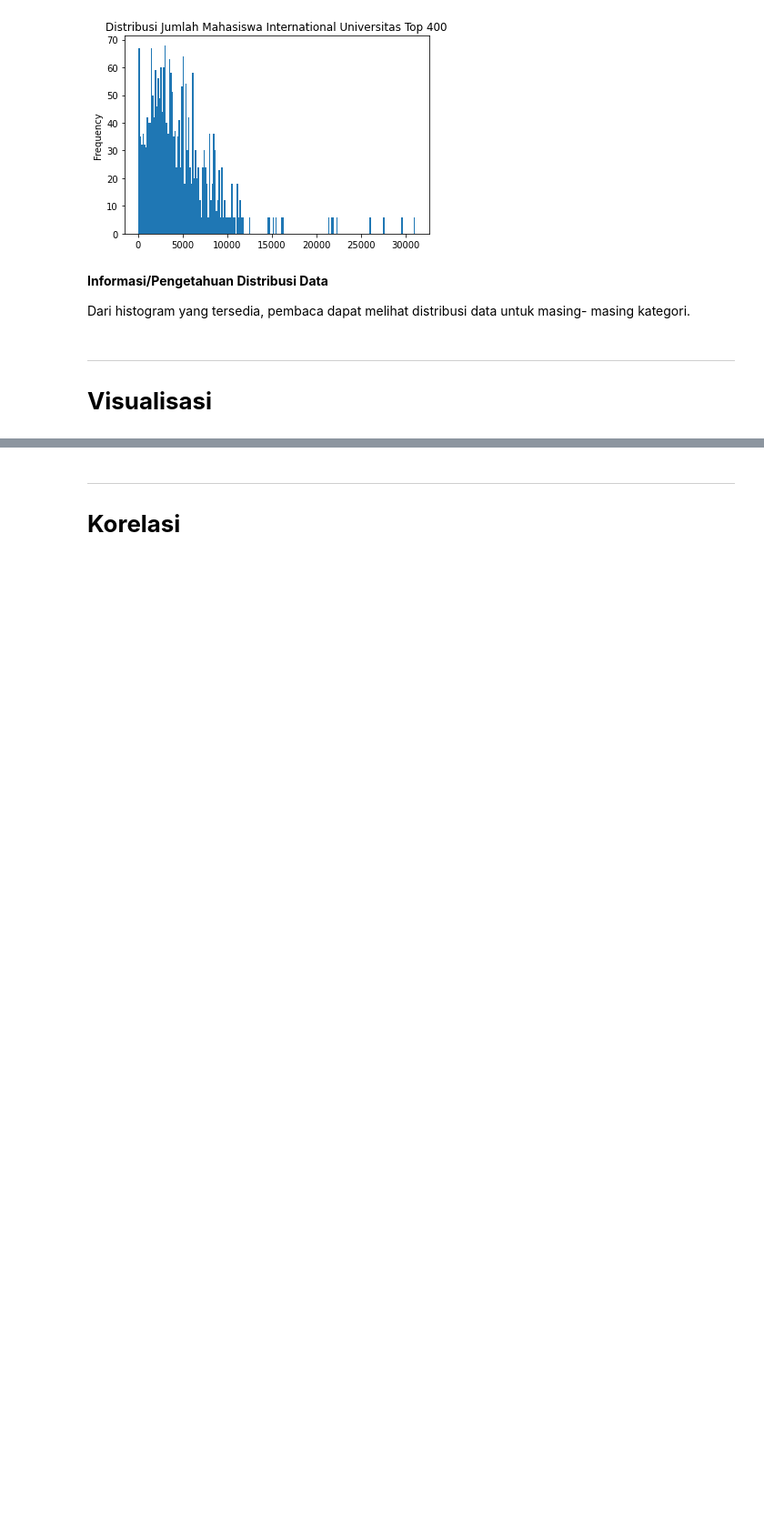
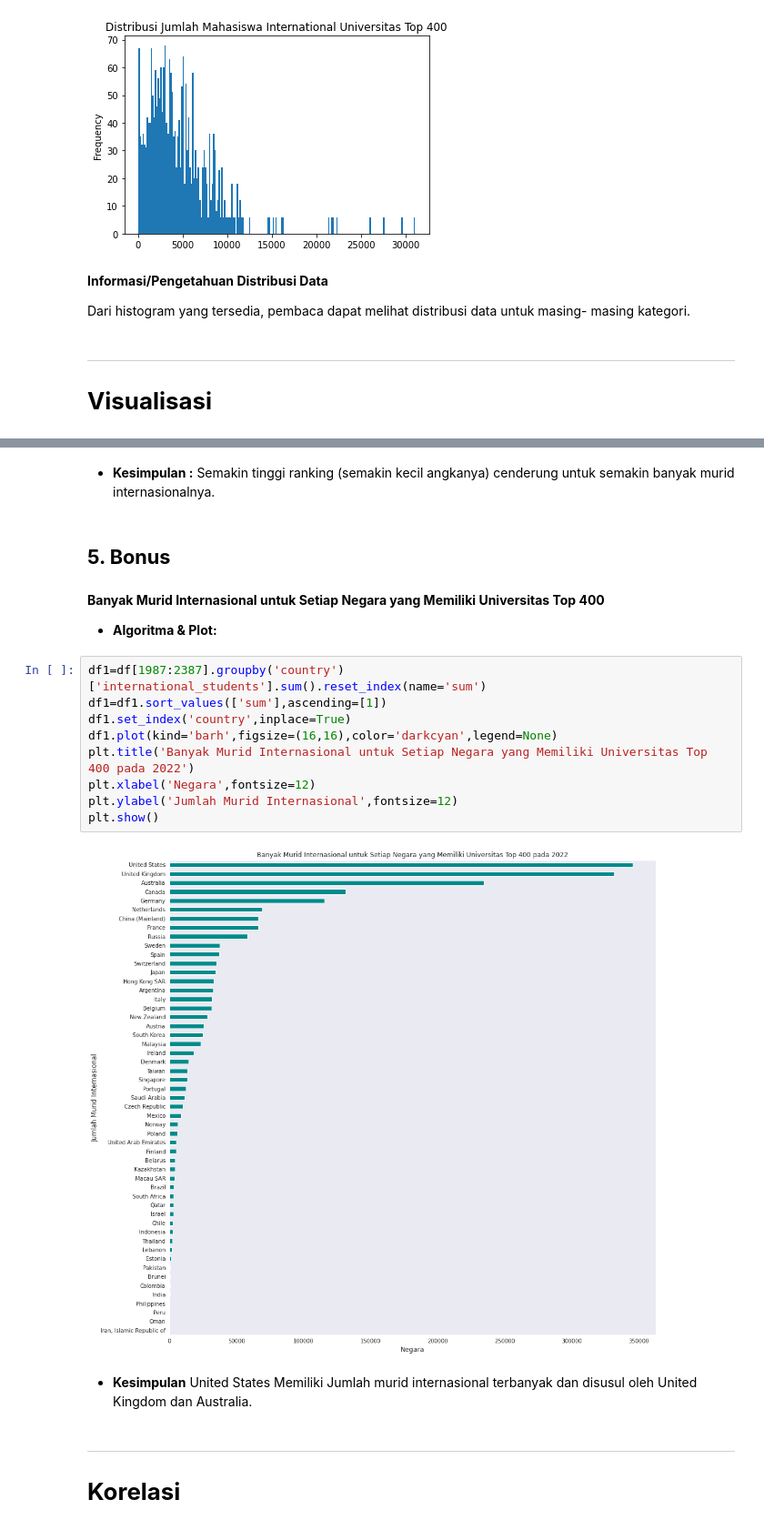
Before and after one commit to dewodt/Analisis-Rank-Universitas, a Jupyter notebook: Analisis_Tubes2.ipynb, the cells around one changed output, grey strips where cells are left out. Shown at 91% size. Saved outputs shown, nothing was run; the diff lists cells and outputs as text; blank space fills up the shorter version.

```diff
--- a/Analisis_Tubes2.ipynb
+++ b/Analisis_Tubes2.ipynb
@@ -1556,3 +1450,25 @@ United States Memiliki Jumlah murid internasional terbanyak dan disusul oleh Uni
+# %% [markdown]
+- **Kesimpulan :**
+Semakin tinggi ranking (semakin kecil angkanya) cenderung untuk semakin banyak murid internasionalnya.
+# %% [markdown]
+## **5. Bonus**
+# %% [markdown]
+**Banyak Murid Internasional untuk Setiap Negara yang Memiliki Universitas Top 400**
+- **Algoritma & Plot:**
+# %%
+df1=df[1987:2387].groupby('country')['international_students'].sum().reset_index(name='sum')
+df1=df1.sort_values(['sum'],ascending=[1])
+df1.set_index('country',inplace=True)
+df1.plot(kind='barh',figsize=(16,16),color='darkcyan',legend=None)
+plt.title('Banyak Murid Internasional untuk Setiap Negara yang Memiliki Universitas Top 400 pada 2022')
+plt.xlabel('Negara',fontsize=12)
+plt.ylabel('Jumlah Murid Internasional',fontsize=12)
+plt.show()
+# %% [output]
+[figure, added]
+# %% [markdown]
+- **Kesimpulan**
+United States Memiliki Jumlah murid internasional terbanyak dan disusul oleh United Kingdom dan Australia.
 # %% [markdown]
 ---
 # **Korelasi**
```
Also changed, not shown: parts of 95 cells of this notebook.
